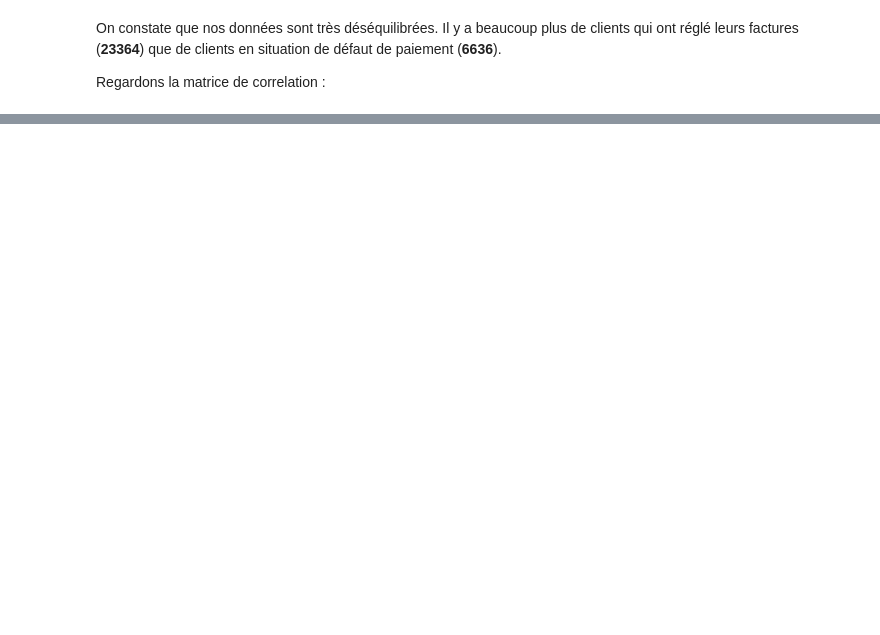
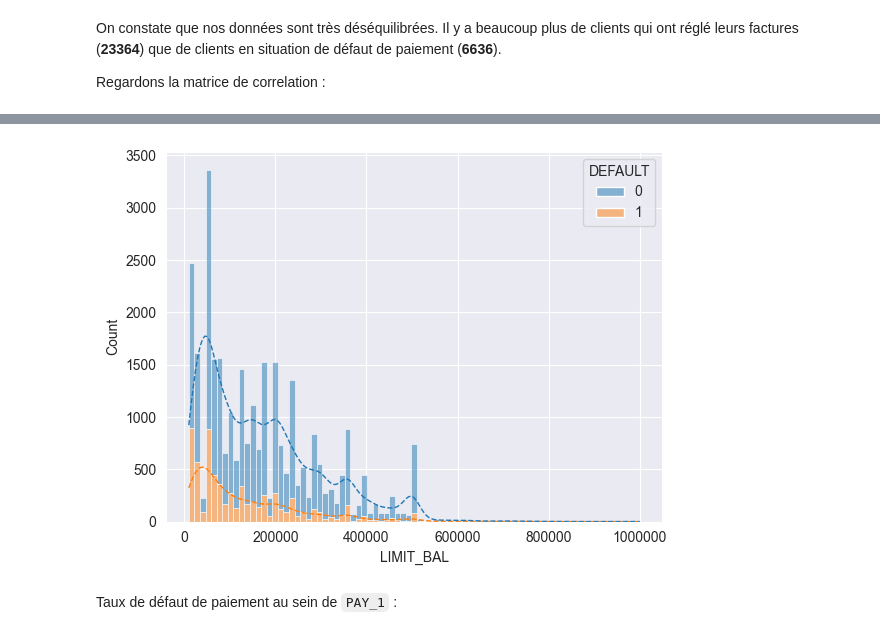
Before and after one commit to Alhern/defaults_prediction, a Jupyter notebook: credit_fraud.ipynb, the cells around one changed output, grey strips where cells are left out. Saved outputs shown, nothing was run; the diff lists cells and outputs as text; code cells hidden in the pictures; blank space fills up the shorter version.

```diff
--- a/credit_fraud.ipynb
+++ b/credit_fraud.ipynb
@@ -116,0 +134,8 @@ sns.heatmap(corr, annot=True, fmt='.1f', cmap='Blues')
+# %%
+sns.histplot(data=df, x="LIMIT_BAL", hue="DEFAULT", multiple="stack", stat='count', kde=True, line_kws={'ls':'--', 'lw':1})
+plt.ticklabel_format(style="plain")
+# %% [output]
+[figure, added]
+# %% [markdown]
+
+Taux de défaut de paiement au sein de <code>PAY_1</code> :
```
Also changed, not shown: parts of 8 cells of this notebook, 1 other file.
